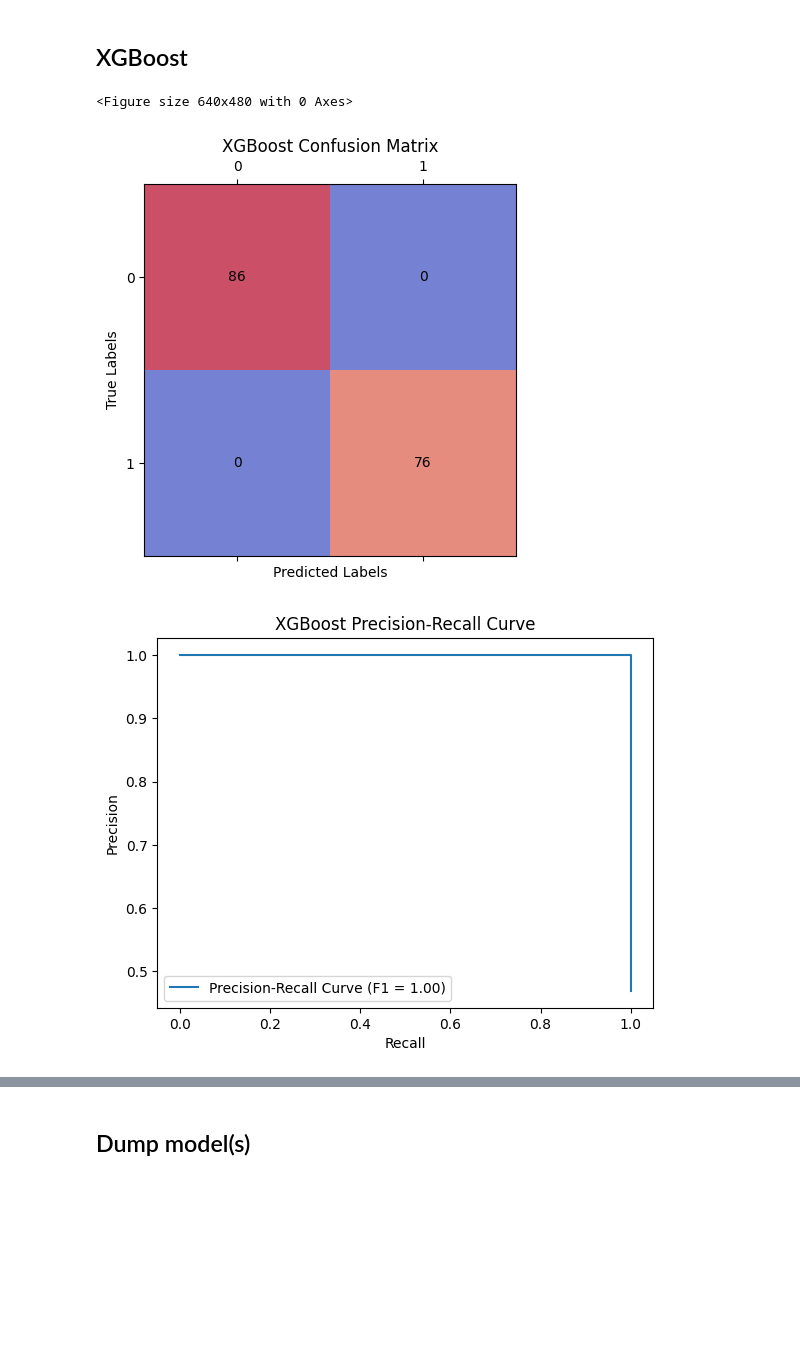
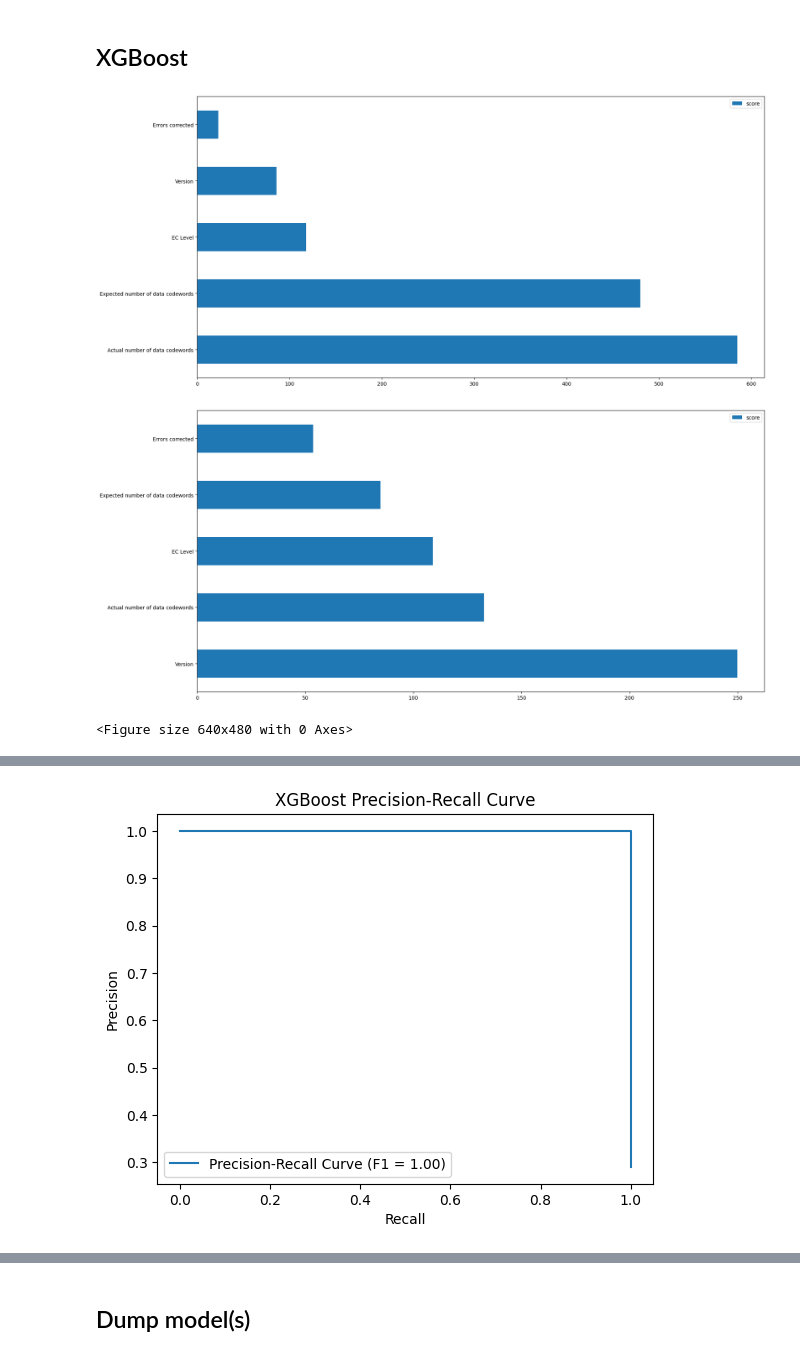
Before and after one commit to micgor32/quishdec, a Jupyter notebook: quarter_2/comparison.ipynb, the cells around one changed output, grey strips where cells are left out. Saved outputs shown, nothing was run; the diff lists cells and outputs as text; code cells hidden in the pictures; blank space fills up the shorter version.

```diff
--- a/quarter_2/comparison.ipynb
+++ b/quarter_2/comparison.ipynb
@@ -146,10 +150,37 @@ X_train.head(10)
 # %% [markdown]
 ## Random Forest
 # %%
-rf = RFC(random_state=42, criterion="entropy", n_estimators=10, max_depth=3)
+%%time
+rf = RFC(random_state=42, criterion="entropy", n_estimators=100, max_depth=5)
 rf.fit(X_train, y_train)
 rf_pred = rf.predict(X_test)
 rf_probs = rf.predict_proba(X_test)[:, 1]
+
+# Assume rf is the trained Random Forest model and X_full is the feature dataset
+importances_full = rf.feature_importances_
+feature_names = X_train.columns
+
+# Sort features by importance
+indices = np.argsort(importances_full)[::-1]  # Sort in descending order
+sorted_importances = importances_full[indices]
+sorted_features = feature_names[indices]
+
+# Create a horizontal bar chart
+plt.figure(figsize=(10, 6))
+plt.barh(range(len(sorted_importances)), sorted_importances, color=plt.cm.viridis(np.linspace(0, 1, len(sorted_importances))))
+
+# Add feature labels to the y-axis
+plt.yticks(range(len(sorted_features)), sorted_features)
+plt.gca().invert_yaxis()  # Invert the y-axis to have the most important features at the top
+
+# Add labels and title
+plt.title("Feature Importances")
+plt.xlabel("Importance Score")
+plt.ylabel("Feature")
+
+# Show the plot
+plt.tight_layout()
+plt.show()
 
 plot_confusion_matrix(y_test, rf_pred, title="Random Forest Confusion Matrix")
 plot_precision_recall(y_test, rf_probs, model_name="Random Forest")
@@ -197,18 +206,33 @@ weighted avg       0.95      0.94      0.94       162
 # %% [markdown]
 ## XGBoost
 # %%
+%%time
 xgb = XGBClassifier(use_label_encoder=False, eval_metric='logloss',
                     random_state=42)
 xgb.fit(X_train, y_train)
 
 xgb_pred = xgb.predict(X_test)
 xgb_probs = xgb.predict_proba(X_test)[:, 1]
 
+feature_important = xgb.get_booster().get_score(importance_type='weight')
+keys = list(feature_important.keys())
+values = list(feature_important.values())
+
+data = pd.DataFrame(data=values, index=keys, columns=["score"]).sort_values(by = "score", ascending=False)
+data.nlargest(40, columns="score").plot(kind='barh', figsize = (20,10))
+
+feature_important1 = xgb.get_booster().get_score(importance_type='gain')
+keys1 = list(feature_important1.keys())
+values1 = list(feature_important1.values())
+
+data1 = pd.DataFrame(data=values1, index=keys1, columns=["score"]).sort_values(by = "score", ascending=False)
+data1.nlargest(40, columns="score").plot(kind='barh', figsize = (20,10))
+
 plot_confusion_matrix(y_test, xgb_pred, title="XGBoost Confusion Matrix")
 plot_precision_recall(y_test, xgb_probs, model_name="XGBoost")
 plot_roc_curve(y_test, xgb_probs, model_name="XGBoost")
 print(classification_report(y_test, xgb_pred))
 # %% [output]
-<Figure size 640x480 with 0 Axes>
-[figure, old version]
+[figure, new version]
-[figure, old version]
+[figure, new version]
+<Figure size 640x480 with 0 Axes>
@@ -215,0 +240 @@ print(classification_report(y_test, xgb_pred))
+[figure, added]
```
Also changed, not shown: parts of 12 cells of this notebook.
